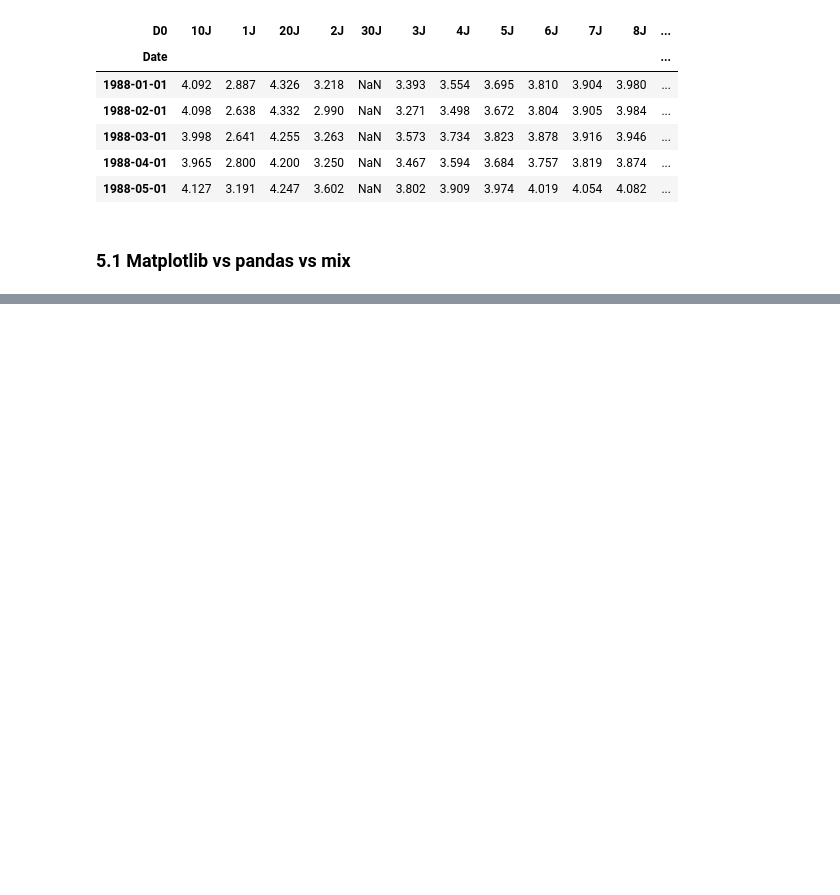
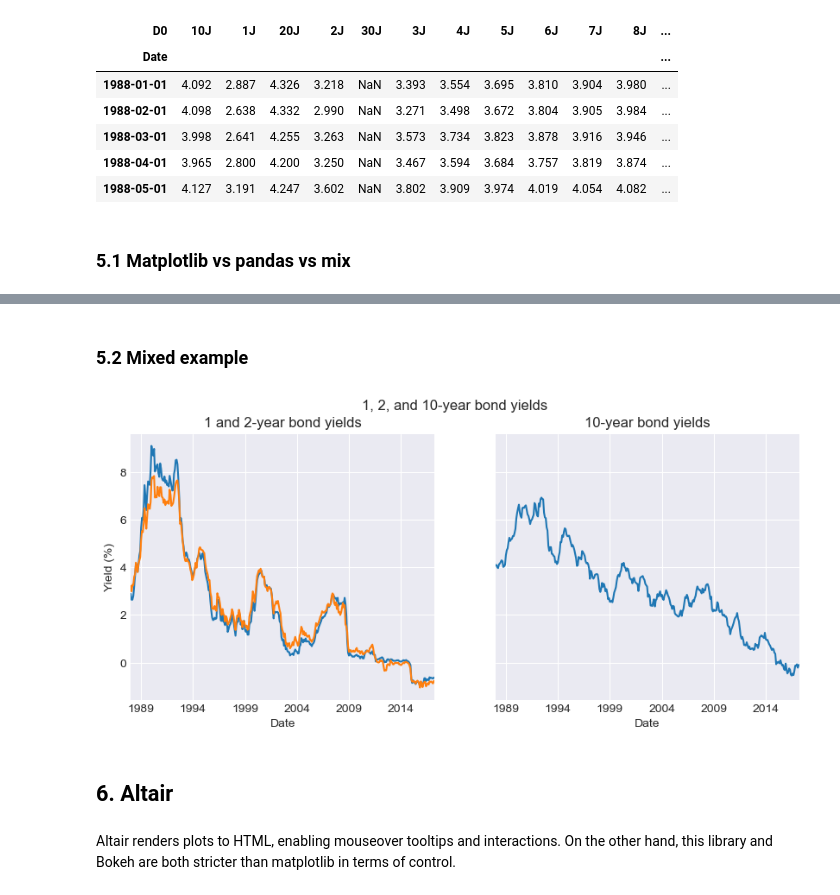
Before and after one commit to mikjf/data_visualization, a Jupyter notebook: data_visualization_recap.ipynb, the cells around one changed output, grey strips where cells are left out. Saved outputs shown, nothing was run; the diff lists cells and outputs as text; code cells hidden in the pictures; blank space fills up the shorter version.

```diff
--- a/data_visualization_recap.ipynb
+++ b/data_visualization_recap.ipynb
@@ -237,0 +259,22 @@ df_wide.head()
+# %% [markdown]
+### 5.2 Mixed example
+# %%
+# matplotlib setup fig, axs
+fig, axs = plt.subplots(1, 2, sharex=True, sharey=True, figsize=(10, 4))
+
+# pandas plots
+df_wide['1J'].plot(ax=axs[0])
+df_wide['2J'].plot(ax=axs[0])
+df_wide['10J'].plot(ax=axs[1])
+
+# matplotlib features
+axs[0].set_ylabel("Yield (%)")
+axs[0].set_title("1 and 2-year bond yields")
+axs[1].set_title("10-year bond yields")
+fig.suptitle("1, 2, and 10-year bond yields");
+# %% [output]
+[figure, added]
+# %% [markdown]
+## 6. Altair
+# %% [markdown]
+Altair renders plots to HTML, enabling mouseover tooltips and interactions. On the other hand, this library and Bokeh are both stricter than matplotlib in terms of control.
```
Also changed, not shown: parts of 9 cells of this notebook, 1 other file.
